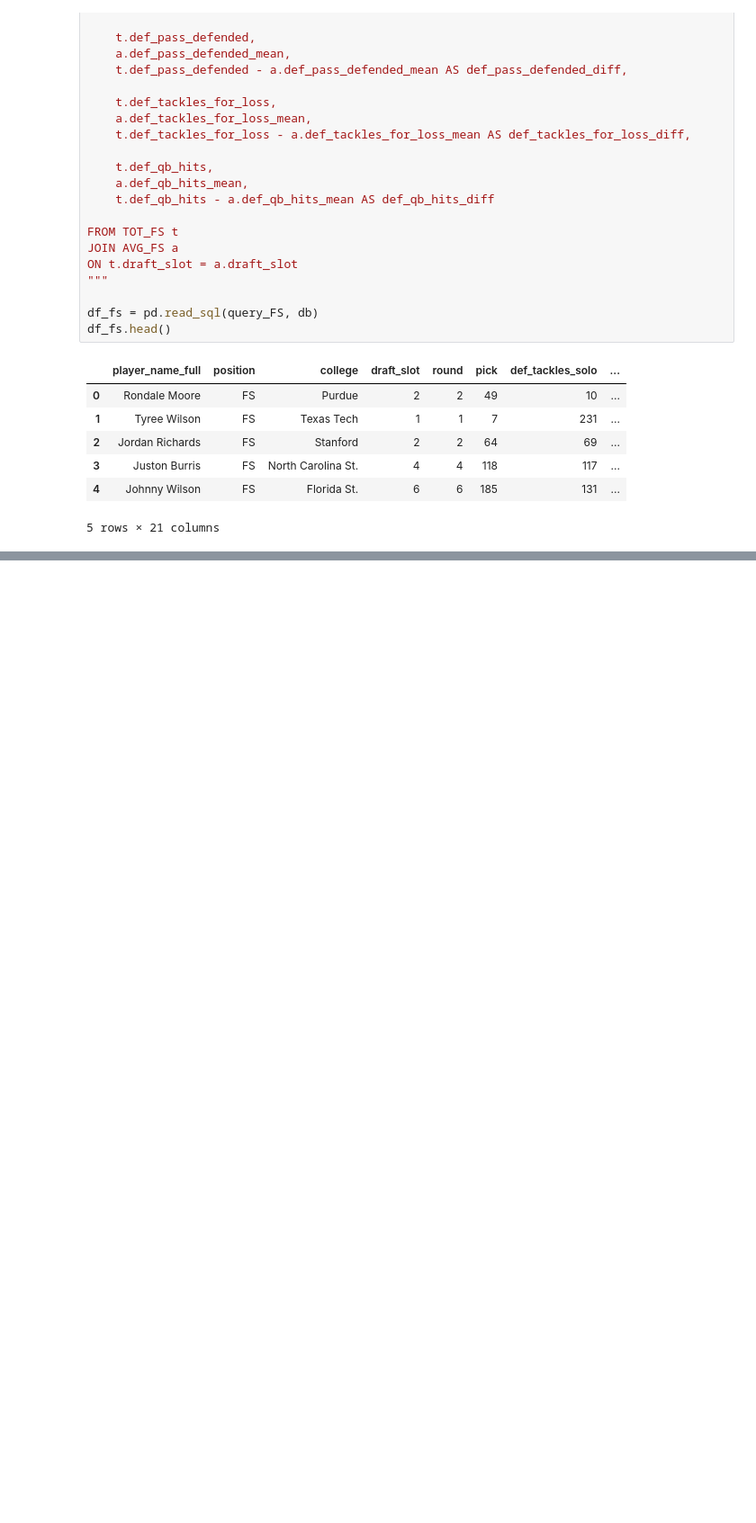
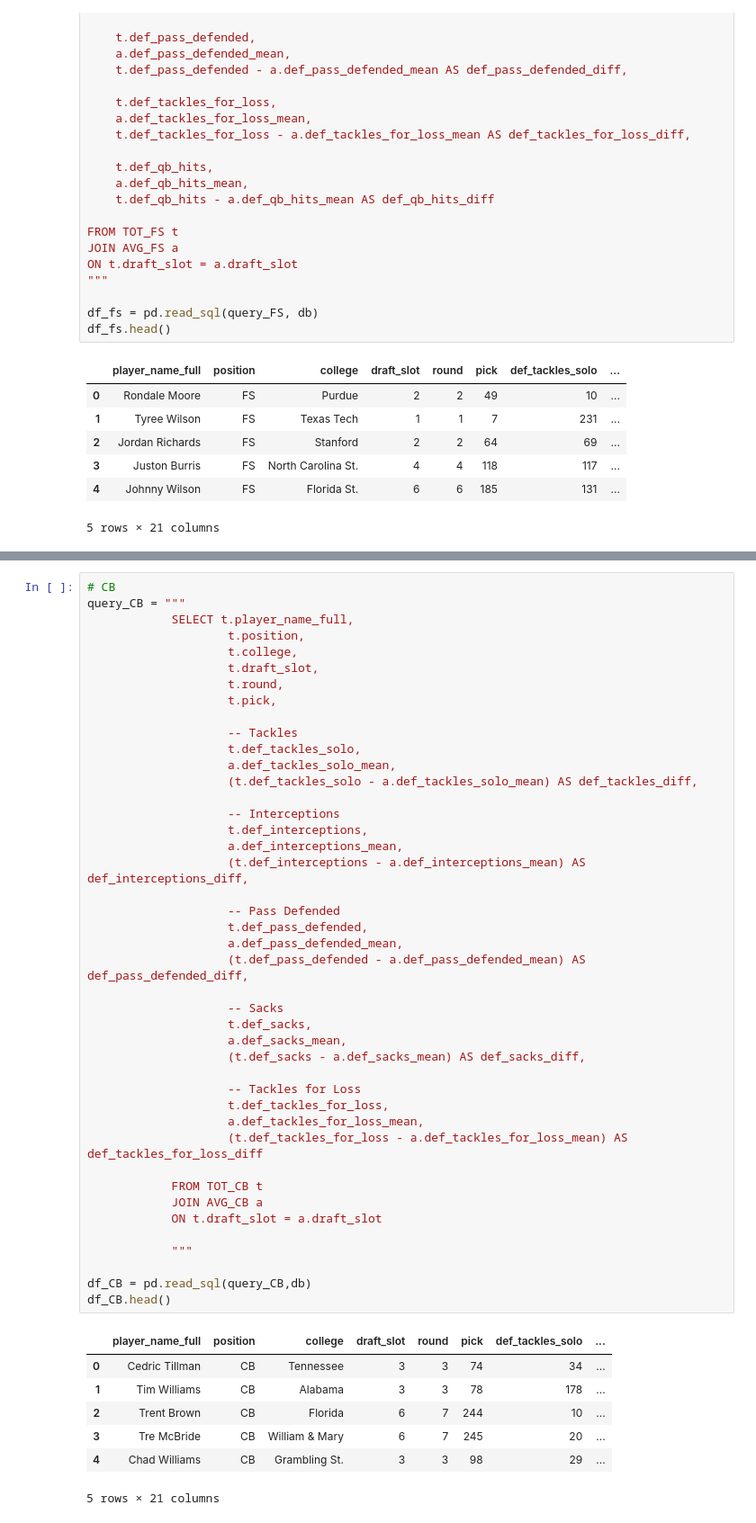
Before and after one commit to eauy27/STA141B-Group-26, a Jupyter notebook: SQL_NFLdata.ipynb, the cells around one changed output, grey strips where cells are left out. Shown at 90% size. Saved outputs shown, nothing was run; the diff lists cells and outputs as text; blank space fills up the shorter version.

```diff
--- a/SQL_NFLdata.ipynb
+++ b/SQL_NFLdata.ipynb
@@ -354,0 +395,51 @@ df_fs.head()
+# %%
+# CB
+query_CB = """
+            SELECT t.player_name_full,
+                    t.position,
+                    t.college,
+                    t.draft_slot,
+                    t.round,
+                    t.pick,
+
+                    -- Tackles
+                    t.def_tackles_solo,
+                    a.def_tackles_solo_mean,
+                    (t.def_tackles_solo - a.def_tackles_solo_mean) AS def_tackles_diff,
+
+                    -- Interceptions
+                    t.def_interceptions,
+                    a.def_interceptions_mean,
+                    (t.def_interceptions - a.def_interceptions_mean) AS def_interceptions_diff,
+
+                    -- Pass Defended
+                    t.def_pass_defended,
+                    a.def_pass_defended_mean,
+                    (t.def_pass_defended - a.def_pass_defended_mean) AS def_pass_defended_diff,
+
+                    -- Sacks
+                    t.def_sacks,
+                    a.def_sacks_mean,
+                    (t.def_sacks - a.def_sacks_mean) AS def_sacks_diff,
+
+                    -- Tackles for Loss
+                    t.def_tackles_for_loss,
+                    a.def_tackles_for_loss_mean,
+                    (t.def_tackles_for_loss - a.def_tackles_for_loss_mean) AS def_tackles_for_loss_diff
+
+            FROM TOT_CB t
+            JOIN AVG_CB a
+            ON t.draft_slot = a.draft_slot
+
+            """
+
+df_CB = pd.read_sql(query_CB,db)
+df_CB.head()
+# %% [output]
+|  | player_name_full | position | college | draft_slot | round | pick | def_tackles_solo | ... |
+| 0 | Cedric Tillman | CB | Tennessee | 3 | 3 | 74 | 34 | ... |
+| 1 | Tim Williams | CB | Alabama | 3 | 3 | 78 | 178 | ... |
+| 2 | Trent Brown | CB | Florida | 6 | 7 | 244 | 10 | ... |
+| 3 | Tre McBride | CB | William & Mary | 6 | 7 | 245 | 20 | ... |
+| 4 | Chad Williams | CB | Grambling St. | 3 | 3 | 98 | 29 | ... |
+5 rows × 21 columns
```
Also changed, not shown: parts of 10 cells of this notebook, 1 other file.
